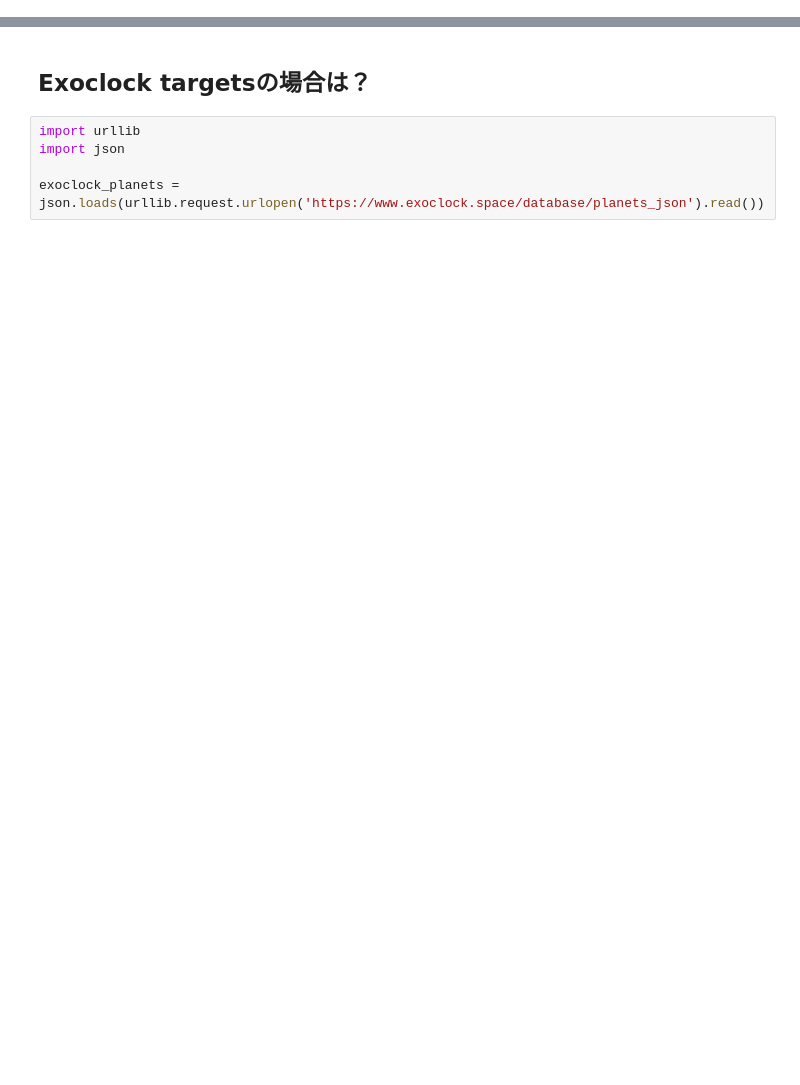
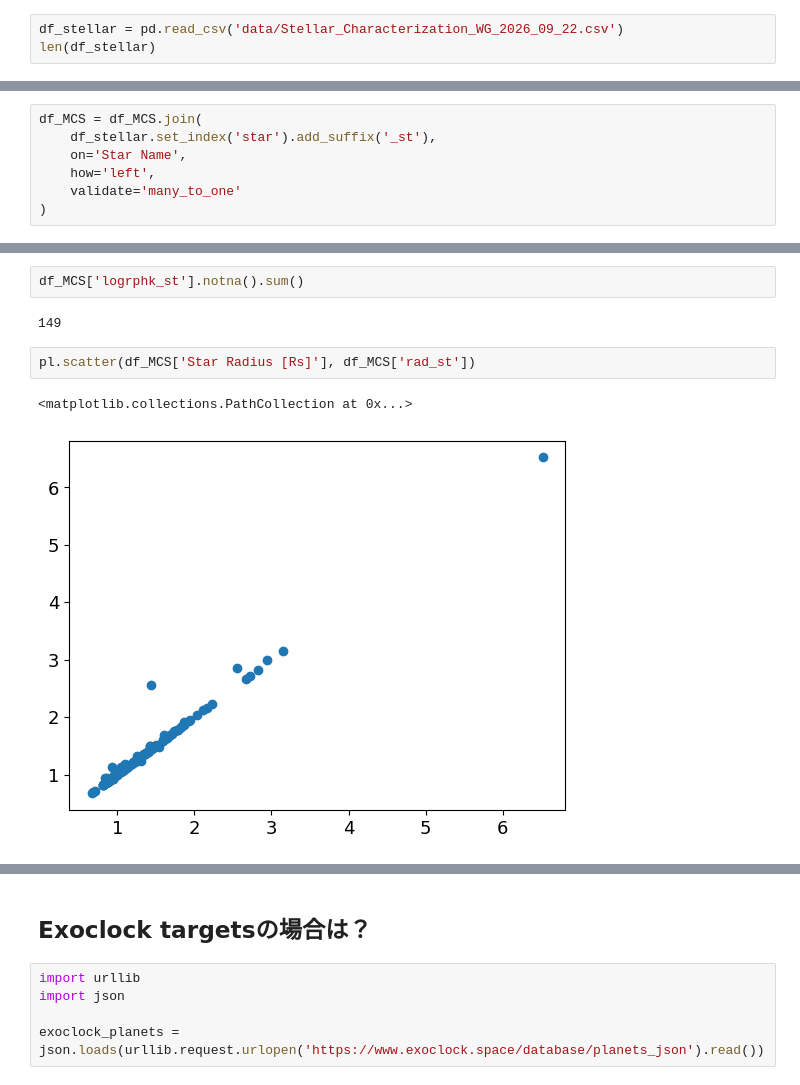
Before and after one commit to Mayuko-Mori/Plot_exoplanets, a Jupyter notebook: Ariel_target_plot.ipynb, the cells around one changed output, grey strips where cells are left out. Cells and saved outputs as stored; diff of their text form; blank space fills up the shorter version.

```diff
--- a/Ariel_target_plot.ipynb
+++ b/Ariel_target_plot.ipynb
@@ -91,0 +161,3 @@ Name: Star Age [Gyr], dtype: float64
+# %%
+df_stellar = pd.read_csv('data/Stellar_Characterization_WG_2026_09_22.csv')
+len(df_stellar)
@@ -91,0 +177,7 @@ Name: Star Age [Gyr], dtype: float64
+# %%
+df_MCS = df_MCS.join(
+    df_stellar.set_index('star').add_suffix('_st'),
+    on='Star Name',
+    how='left',
+    validate='many_to_one'
+)
@@ -91,0 +216,9 @@ Name: Star Age [Gyr], dtype: float64
+# %%
+df_MCS['logrphk_st'].notna().sum()
+# %% [output]
+149
+# %%
+pl.scatter(df_MCS['Star Radius [Rs]'], df_MCS['rad_st'])
+# %% [output]
+<matplotlib.collections.PathCollection at 0x...>
+[figure, added]
```
Also changed, not shown: parts of 70 cells of this notebook, 27 other files.
